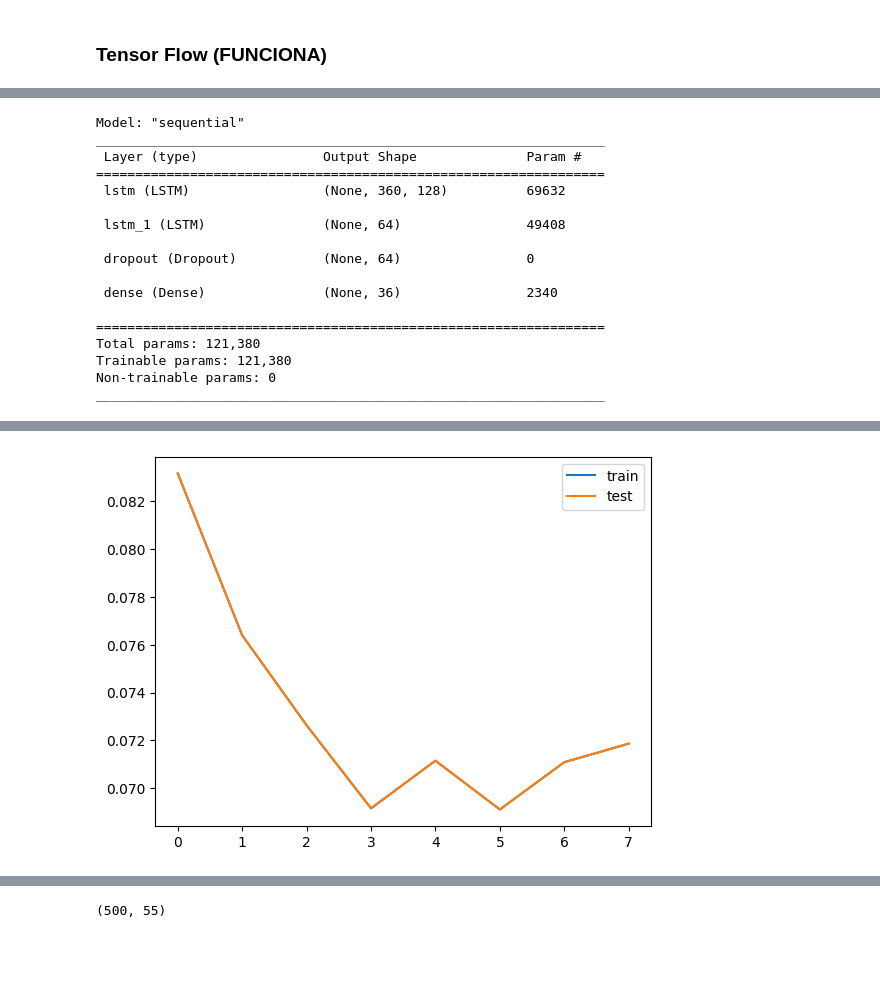
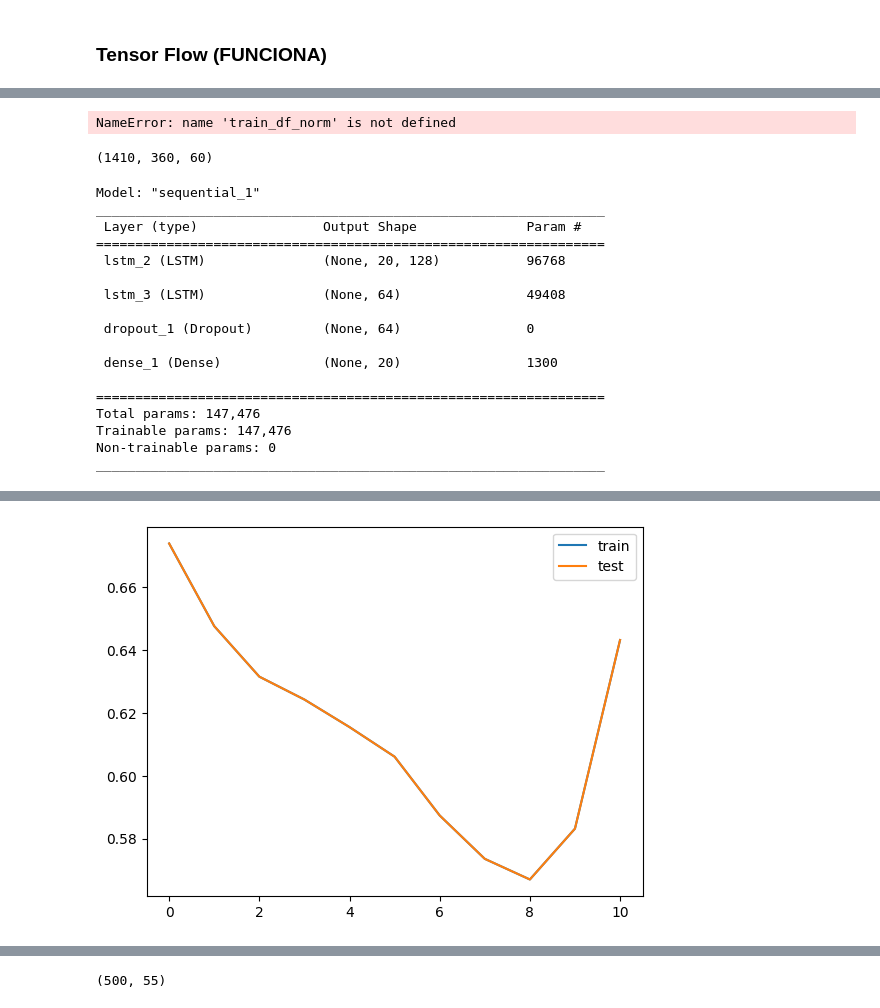
Before and after one commit to ezelanza/Transformers-for-latency-prediction, a Jupyter notebook: main.ipynb, the cells around one changed output, grey strips where cells are left out. Saved outputs shown, nothing was run; the diff lists cells and outputs as text; code cells hidden in the pictures; blank space fills up the shorter version.

```diff
--- a/main.ipynb
+++ b/main.ipynb
@@ -293,8 +293,8 @@ import numpy as np
 import pandas as pd
 
 # Define input sequence length and output sequence length
-input_seq_len = 360
-output_seq_len = 36
+input_seq_len = 20
+output_seq_len = 20
 
 # Define size of the input and output layers
 input_dim = 60
@@ -302,6 +302,6 @@ output_dim = 1
 
 #Data set
 #train_df = pd.read_csv('Dataset/Train/Train_norm_full.csv', index_col=0)
-train_df=pd.read_csv('Informer/ETDataset/ETT-small/ETTm1.csv',index_col=0)
+train_df=pd.read_csv('/Users/emlanza/Library/CloudStorage/OneDrive-UniversidadAustral/Facultad/Maestria Data Science AUSTRAL/Tesis/Transformers-for-latency-prediction/Dataset/Train/Train_norm_full_std.csv',index_col=0)
 # Define the number of samples to generate
 num_samples = train_df.shape[0] - input_seq_len - output_seq_len + 1
@@ -308,3 +331,3 @@ num_samples = train_df.shape[0] - input_seq_len - output_seq_len + 1
 # %%
-train_df=train_df.iloc[:-5000,:]
-test_df = train_df.iloc[:5000,:]
+#train_df=train_df.iloc[:-5000,:]
+#test_df = train_df.iloc[:5000,:]
@@ -312,14 +352,20 @@ test_df = train_df.iloc[:5000,:]
 train_df_norm, test_df_norm =normalize(train_df, test_df)
 # %%
 num_samples = train_df_norm.shape[0] - input_seq_len - output_seq_len + 1
+# %% [output]
+NameError: name 'train_df_norm' is not defined
+# %%
+train_input_seq.shape
+# %% [output]
+(1410, 360, 60)
 # %%
 # Create the input/output pairs for training
-train_input_seq = np.zeros((num_samples, input_seq_len, train_df_norm.shape[1]))
+train_input_seq = np.zeros((num_samples, input_seq_len, train_df.shape[1]))
 train_output_seq = np.zeros((num_samples, output_seq_len, 1))
 
 for i in range(num_samples):
-    train_input_seq[i] = train_df_norm[i:i+input_seq_len]
-    train = train_df_norm.iloc[i+input_seq_len:i+input_seq_len+output_seq_len,-1].values
+    train_input_seq[i] = train_df[i:i+input_seq_len]
+    train = train_df.iloc[i+input_seq_len:i+input_seq_len+output_seq_len,-1].values
     train_output_seq[i] = train.reshape(-1,1)
 # %%
 
@@ -335,26 +381,26 @@ callback = [keras.callbacks.EarlyStopping(monitor='mse', patience=2)]
 
 model_1.summary()
 # %% [output]
-Model: "sequential"
+Model: "sequential_1"
 _________________________________________________________________
  Layer (type)                Output Shape              Param #
 =================================================================
- lstm (LSTM)                 (None, 360, 128)          69632
+ lstm_2 (LSTM)               (None, 20, 128)           96768
 
- lstm_1 (LSTM)               (None, 64)                49408
+ lstm_3 (LSTM)               (None, 64)                49408
 
- dropout (Dropout)           (None, 64)                0
+ dropout_1 (Dropout)         (None, 64)                0
 
- dense (Dense)               (None, 36)                2340
+ dense_1 (Dense)             (None, 20)                1300
 
 =================================================================
-Total params: 121,380
-Trainable params: 121,380
+Total params: 147,476
+Trainable params: 147,476
 Non-trainable params: 0
 _________________________________________________________________
 # %%
 # fit network
-history = model_1.fit(train_input_seq, train_output_seq, epochs=15, batch_size=100, verbose=2, shuffle=False,callbacks=[callback])
+history = model_1.fit(train_input_seq, train_output_seq, epochs=35, batch_size=100, verbose=2, shuffle=False,callbacks=[callback])
 
 # plot history
 plt.plot(history.history['mse'], label='train')
@@ -381 +428 @@ Epoch 8/15
-[figure, old version]
+[figure, new version]
```
Also changed, not shown: parts of 14 cells of this notebook, 2 other files.
